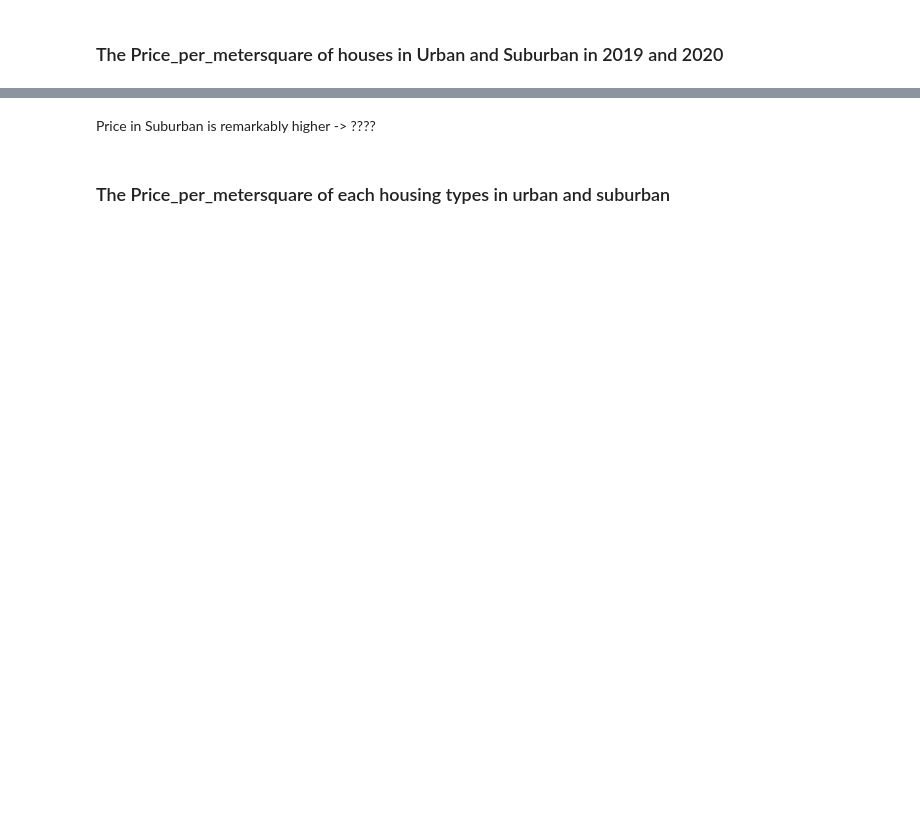
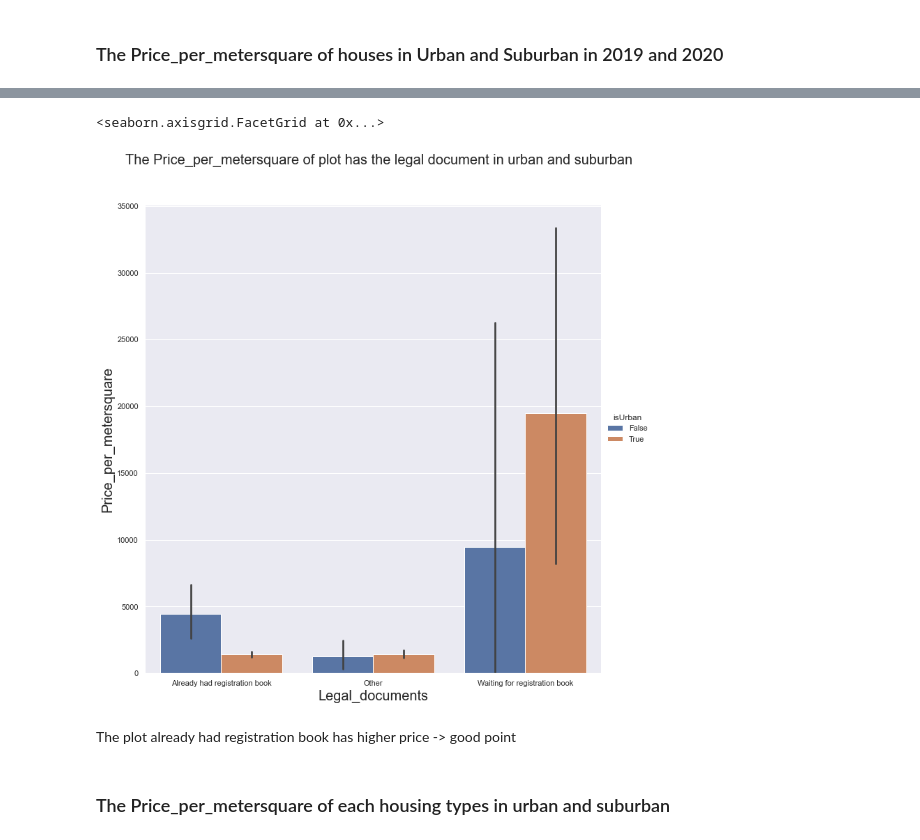
Before and after one commit to tnathu-ai/Classify-House-Price-Ranges-Hanoi, a Jupyter notebook: exploration.ipynb, the cells around one changed output, grey strips where cells are left out. Drawn from its saved outputs; the diff is of its cells as text; code cells hidden in the pictures; blank space fills up the shorter version.

```diff
--- a/exploration.ipynb
+++ b/exploration.ipynb
@@ -573,5 +576,14 @@ plt.xticks(sorted(train.Pclass.unique()), labels);
-# %% [markdown]
-Price in Suburban is remarkably higher -> ????
+# %%
+plot = sns.catplot(data=df, kind="bar", x="Legal_documents", y="Price_per_metersquare", hue="isUrban", height = 10)
+plot.fig.suptitle("The Price_per_metersquare of plot has the legal document in urban and suburban", fontsize=20,
+                  fontdict={"weight": "bold"}, y=1.08)
+plot.set_xlabels("Legal_documents", fontsize = 20)
+plot.set_ylabels("Price_per_metersquare", fontsize = 20)
+# %% [output]
+<seaborn.axisgrid.FacetGrid at 0x...>
+[figure, added]
+# %% [markdown]
+The plot already had registration book has higher price -> good point
 # %% [markdown]
 ### The Price_per_metersquare of each housing types in urban and suburban
 # %%
```
Also changed, not shown: parts of 20 cells of this notebook.
